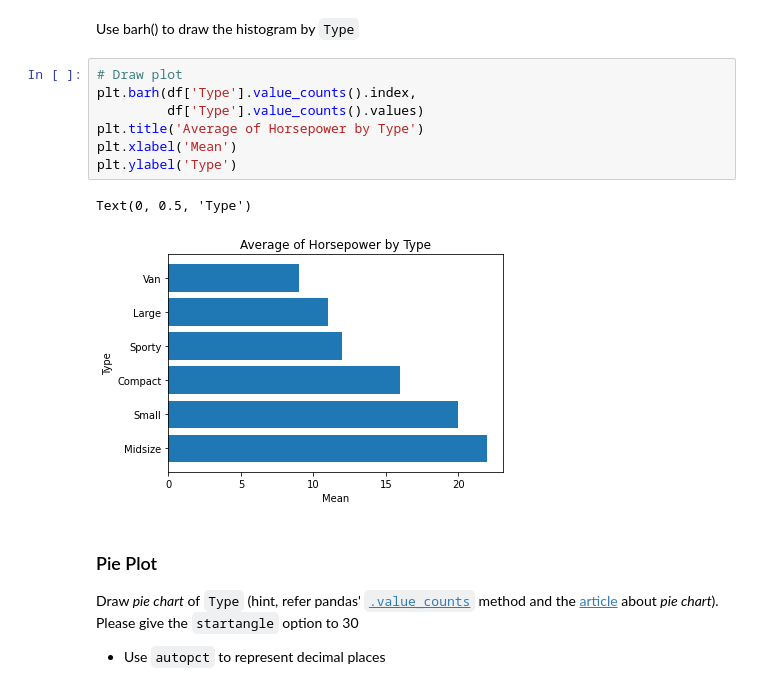
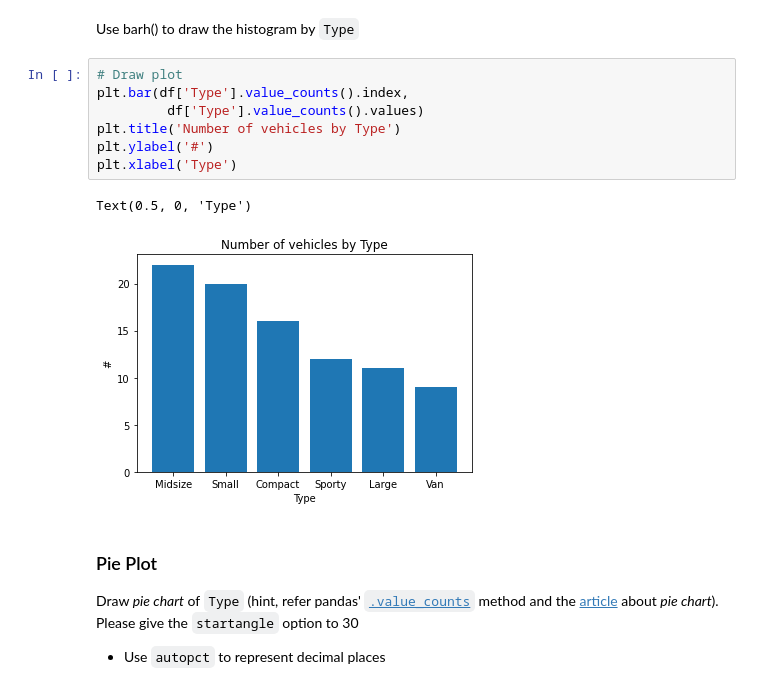
Before and after one commit to kim-shy/DAP, a Jupyter notebook: lecture4.ipynb, the cells around one changed output. Saved outputs shown, nothing was run; the diff lists cells and outputs as text.

```diff
--- a/lecture4.ipynb
+++ b/lecture4.ipynb
@@ -77,14 +77,14 @@ Name: Type, dtype: int64
 Use barh() to draw the histogram by `Type`
 # %%
 # Draw plot
-plt.barh(df['Type'].value_counts().index,
+plt.bar(df['Type'].value_counts().index,
          df['Type'].value_counts().values)
-plt.title('Average of Horsepower by Type')
-plt.xlabel('Mean')
-plt.ylabel('Type')
+plt.title('Number of vehicles by Type')
+plt.ylabel('#')
+plt.xlabel('Type')
 # %% [output]
-Text(0, 0.5, 'Type')
+Text(0.5, 0, 'Type')
-[figure, old version]
+[figure, new version]
 # %% [markdown]
 ### Pie Plot
 
```
